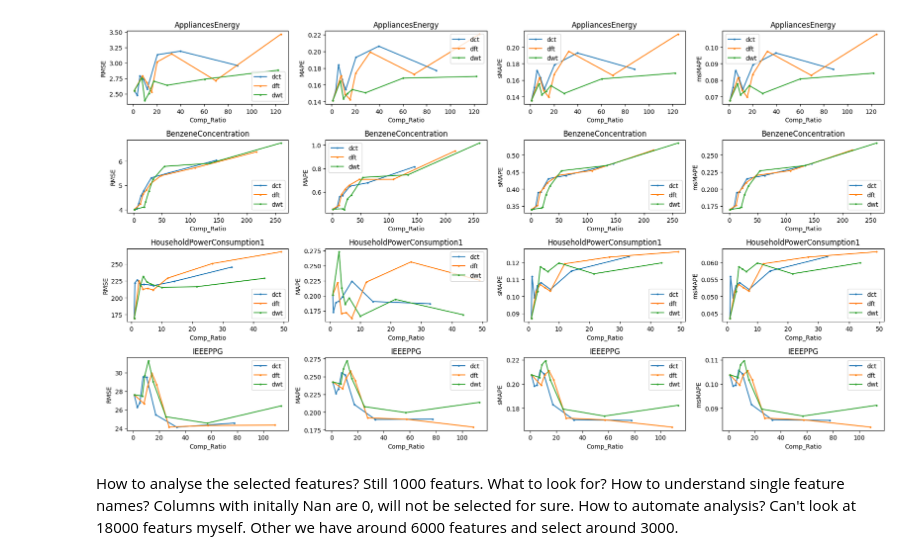
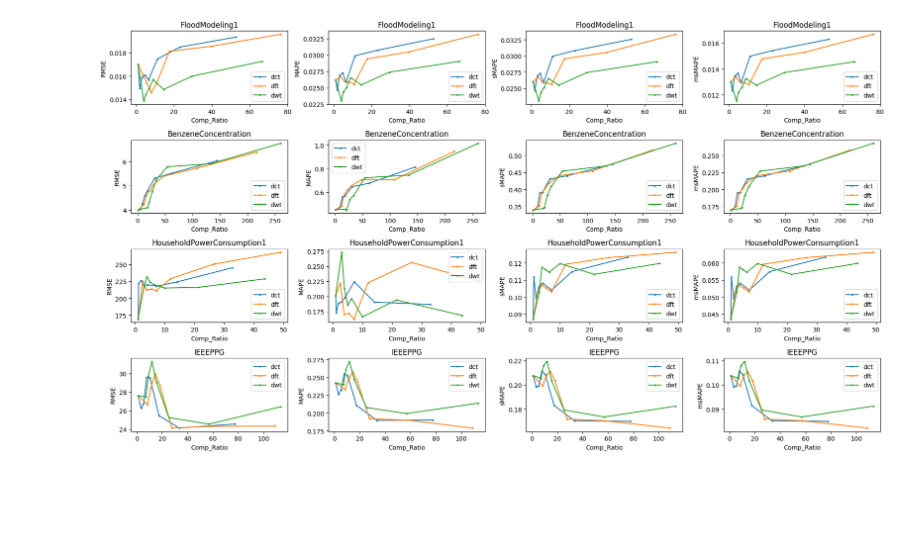
Before and after one commit to Terma9/TSER_Compression, a Jupyter notebook: TSER Code/AutoML_Plots.ipynb, the cells around one changed output. Drawn from its saved outputs; the diff is of its cells as text; code cells hidden in the pictures; blank space fills up the shorter version.

```diff
--- a/TSER Code/AutoML_Plots.ipynb
+++ b/TSER Code/AutoML_Plots.ipynb
@@ -130,7 +182,7 @@ dropout_values = [0, 0.5, 0.75, 0.85, 0.9, 0.95, 0.97, 0.99]
 tqs = ['dct', 'dft', 'dwt']
 
 ds_names = [
-            'AppliancesEnergy',
+            'FloodModeling1',
             'BenzeneConcentration',
             'HouseholdPowerConsumption1',
             'IEEEPPG',
@@ -158,7 +210,7 @@ for subplot_id, ds_name in enumerate(ds_names):
         for i, dropout in enumerate(dropout_values):
             if dropout == 0:
                 prediction =  np.load(path + ds_name + '/' + f"NONE_{ds_name}_predictions.npy")
-                comp_ratios[i] = 1 # No Compression, so Comp-Ratio of 1
+                #comp_ratios[i] = 1 # No Compression, so Comp-Ratio of 1 # Activate both to not use pre-saved comp_ratios
 
             else:
                 prediction = np.load(path + ds_name + '/' + f"{dropout}_{tq}_{ds_name}_predictions.npy")
@@ -170,44 +222,49 @@ for subplot_id, ds_name in enumerate(ds_names):
 
 
             # This is the time consuming step!
-            if dropout != 0:
-                comp_ratios[i] = calculateCompRatio(dataset_array, compress_dataset(dataset_array.copy(), ds_name, andDecompress= False, compression_type= tq, compression_param=dropout))
+            #if dropout != 0:
+            #    comp_ratios[i] = calculateCompRatio(dataset_array, compress_dataset(dataset_array.copy(), ds_name, andDecompress= False, compression_type= tq, compression_param=dropout))
+
+
+        comp_ratios = np.load('/home/sim/Desktop/TS Extrinsic Regression/data/Comp_Ratios/' + f'{ds_name}_{tq}_TRAIN.npy')
+
+
+        num_metrics = 4
 
 
 
-
-        plt.subplot(num_dataset,4,subplot_id * num_dataset + 1)
+        plt.subplot(num_dataset,4,subplot_id * num_metrics + 1)
         plt.plot(comp_ratios, rmse, label=f"{tq}", marker= 'o', markersize = 2)
         plt.xlabel("Comp_Ratio")
         plt.ylabel("RMSE")
         plt.legend()
         plt.title(f'{ds_name}')
 
-        plt.subplot(num_dataset,4,subplot_id * num_dataset + 2)
+        plt.subplot(num_dataset,4,subplot_id * num_metrics + 2)
         plt.plot(comp_ratios, mape, label=f"{tq}", marker= 'o', markersize = 2)
         plt.xlabel("Comp_Ratio")
         plt.ylabel("MAPE")
         plt.legend()
         plt.title(f'{ds_name}')
 
-        plt.subplot(num_dataset,4,subplot_id * num_dataset + 3)
+        plt.subplot(num_dataset,4,subplot_id * num_metrics + 3)
         plt.plot(comp_ratios, smape, label=f"{tq}", marker= 'o', markersize = 2)
         plt.xlabel("Comp_Ratio")
         plt.ylabel("sMAPE")
         plt.legend()
         plt.title(f'{ds_name}')
 
 
 
-        plt.subplot(num_dataset,4,subplot_id * num_dataset + 4)
+        plt.subplot(num_dataset,4,subplot_id * num_metrics + 4)
         plt.plot(comp_ratios, msmape, label=f"{tq}", marker= 'o', markersize = 2)
         plt.xlabel("Comp_Ratio")
         plt.ylabel("msMAPE")
         plt.legend()
         plt.title(f'{ds_name}')
 
 
 
 plt.tight_layout()
 # %% [output]
-[figure, old version]
+[figure, new version]
@@ -216,5 +270,0 @@ tsandf, features = load_and_prepare_everything(all_ds['AppliancesEnergy'], 'dct'
-# %% [markdown]
-How to analyse the selected features? Still 1000 featurs. What to look for? How to understand single feature names?
-Columns with initally Nan are 0, will not be selected for sure.
-How to automate analysis? Can't look at 18000 featurs myself.
-Other we have around 6000 features and select around 3000.
```
Also changed, not shown: parts of 7 cells of this notebook, 5 other files.
